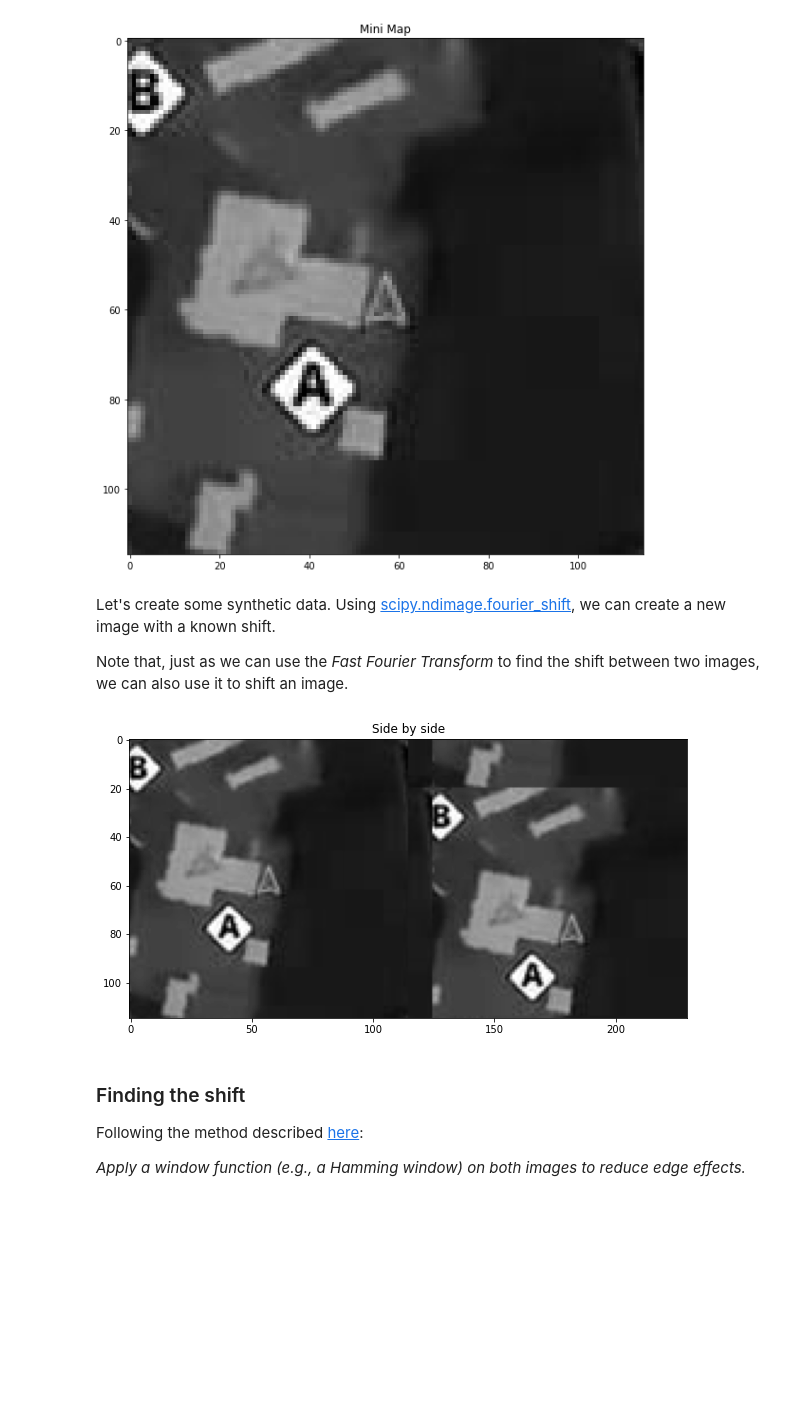
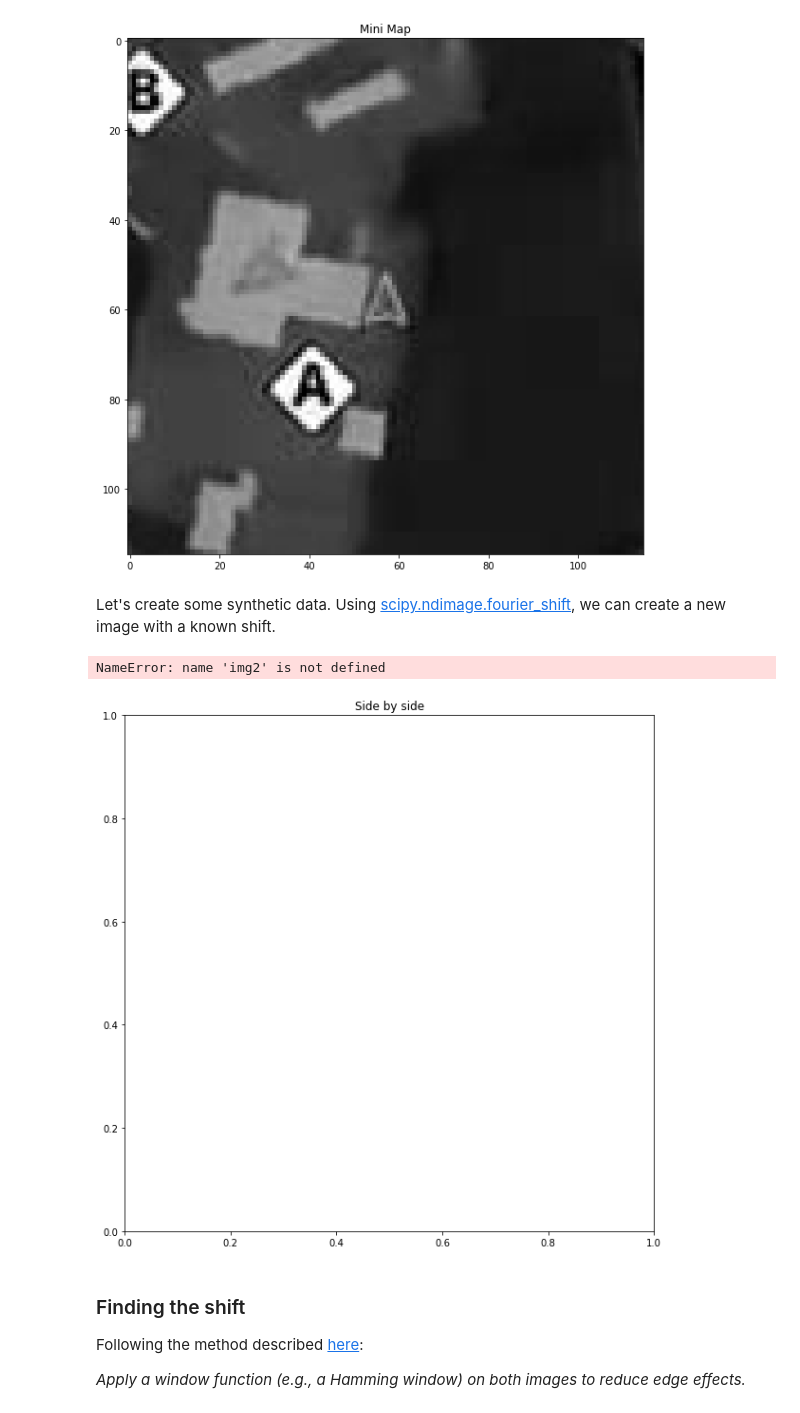
Before and after one commit to CGCooke/Blog, a Jupyter notebook: _notebooks/2020-12-19-FFT-Phase-Correlation.ipynb, the cells around one changed output. Cells and saved outputs as stored; diff of their text form; code cells hidden in the pictures; blank space fills up the shorter version.

```diff
--- a/_notebooks/2020-12-19-FFT-Phase-Correlation.ipynb
+++ b/_notebooks/2020-12-19-FFT-Phase-Correlation.ipynb
@@ -59,21 +59,21 @@ plt.show()
 [figure]
 # %% [markdown]
 Let's create some synthetic data. Using [scipy.ndimage.fourier_shift](https://docs.scipy.org/doc/scipy/reference/generated/scipy.ndimage.fourier_shift.html), we can create a new image with a known shift.
-
-Note that, just as we can use the *Fast Fourier Transform* to find the shift between two images, we can also use it to shift an image.
 # %%
 shift_x = 10
 shift_y = 20
 
 #Shift the img1 10 pixels to the right and 20 pixels down.
-shifted = scipy.ndimage.fourier_shift(np.fft.fft2(img1), shift=(shift_y,shift_x))
-img2 = np.fft.ifft2(shifted).real
+translated = np.roll(img1, shift_y, axis=0)
+translated = np.roll(translated, shift_x, axis=1)
+
 
 plt.title('Side by side')
 plt.imshow(np.hstack([img1,img2]),cmap='gray')
 plt.show()
 # %% [output]
+NameError: name 'img2' is not defined
-[figure, old version]
+[figure, new version]
 # %% [markdown]
 ### Finding the shift
 
```
Also changed, not shown: parts of 5 cells of this notebook, 2 other files.
